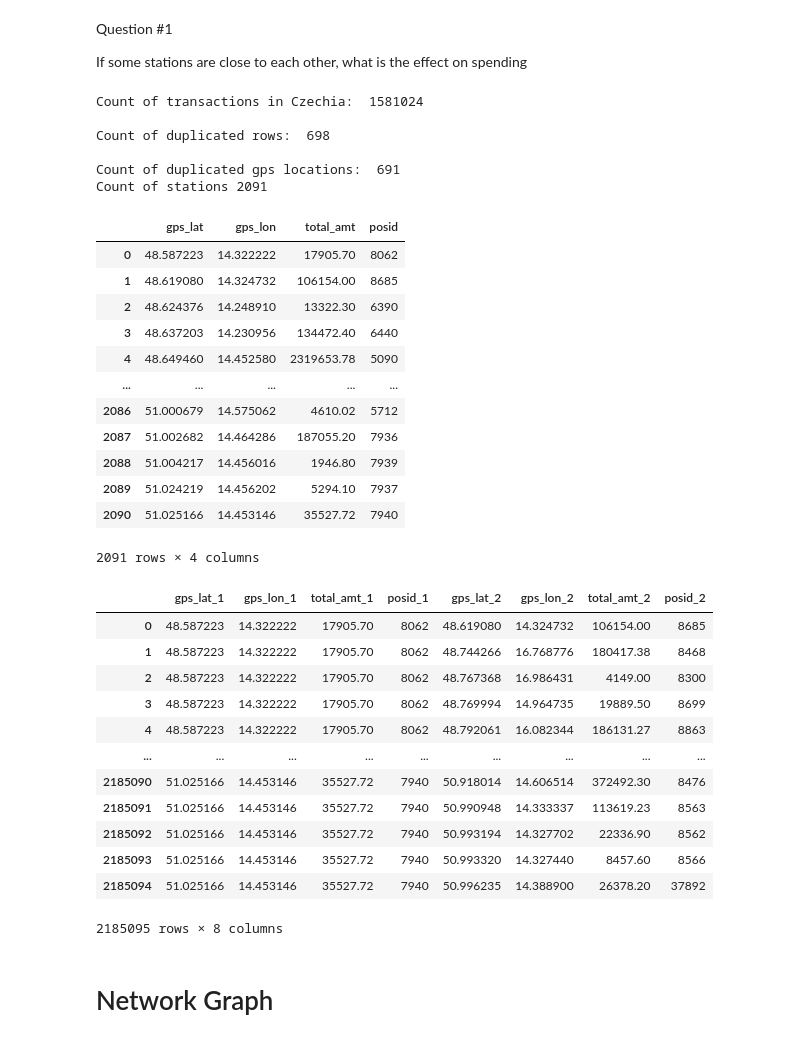
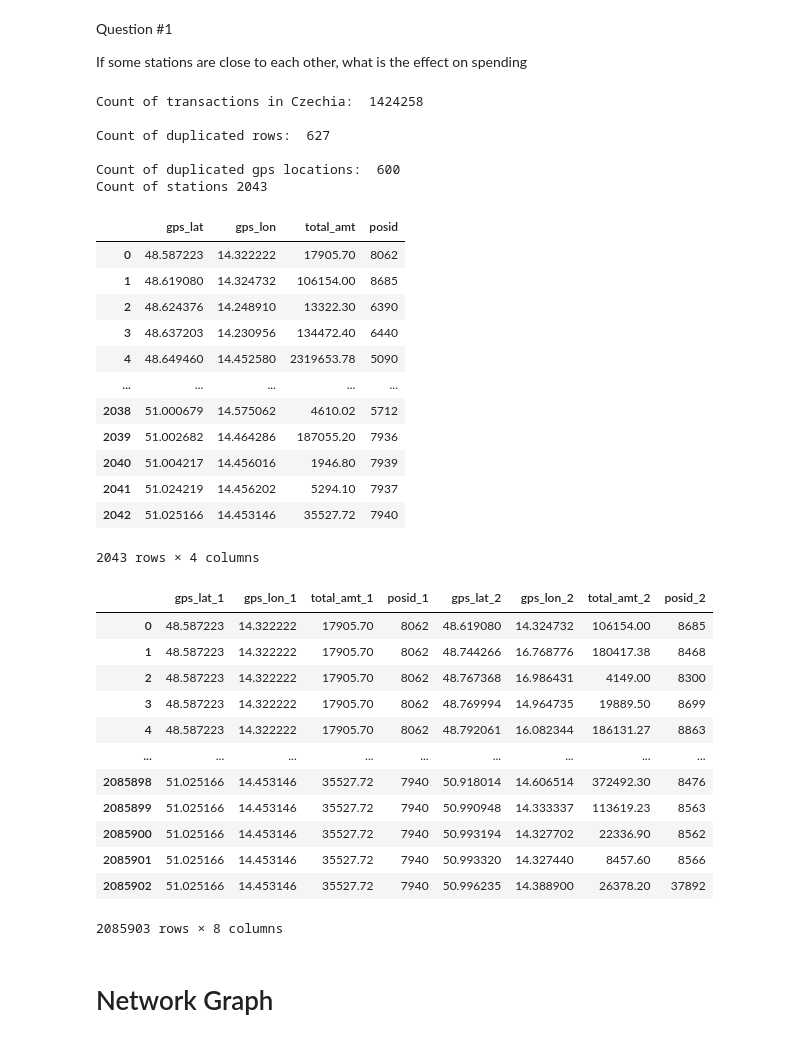
Before and after one commit to bkapustik/DataScience-NDBI048-transactions-at-petrol-stations, a Jupyter notebook: report-preparation.ipynb, the cells around one changed output. Drawn from its saved outputs; the diff is of its cells as text; code cells hidden in the pictures.

```diff
--- a/report.ipynb
+++ b/report-preparation.ipynb
@@ -232,7 +232,7 @@ stationProximityDataSet: pd.DataFrame = pd.read_csv("data/benz-tr.csv")
 # Drop rows where country is not czechia
 
 stationProximityDataSet = stationProximityDataSet[stationProximityDataSet.country == "cze"]
-stationProximityDataSet = stationProximityDataSet[~stationProximityDataSet["city"].str.startswith("praha", na=False)]
+stationProximityDataSet = stationProximityDataSet[~stationProximityDataSet["city"].str.startswith(("praha", "brno", "ostrava"), na=False)]
 
 print("\nCount of transactions in Czechia: ", stationProximityDataSet.shape[0])
 
@@ -255,43 +255,43 @@ stationsWithDifferingGPS = stationProximityDataSet.groupby("posid", as_index=Fal
 duplicateSubset = ["gps_lat", "gps_lon"]
 
 print('\nCount of duplicated gps locations: ',
       sum(stationsWithDifferingGPS.duplicated(subset=duplicateSubset)))
 # This is problematic because some stations share same gps location
 # But considering that the gps is in most cases if not all cases precise for 5-6 decimal points which is 0.1m precision, we will consider them as one station
 
 stationsWithDifferingGPS = stationProximityDataSet.groupby("posid", as_index=False).agg(
     total_amt=("amt", "sum"),
     gps_lat=("pos_gps_lat", lambda x: x.mode()[0] if not x.mode().empty else np.nan),
     gps_lon=("pos_gps_lon", lambda x: x.mode()[0] if not x.mode().empty else np.nan)
 )
 
 stationsWithDifferingGPS = stationsWithDifferingGPS.groupby(['gps_lat', 'gps_lon'], as_index=False).agg(
     total_amt=('total_amt', 'sum'),
     posid=('posid', 'first')
 )
 
 print('Count of stations', stationsWithDifferingGPS.shape[0])
 stationsWithDifferingGPS
 # %% [output]
-Count of transactions in Czechia:  1581024
+Count of transactions in Czechia:  1424258
 
-Count of duplicated rows:  698
+Count of duplicated rows:  627
 
-Count of duplicated gps locations:  691
-Count of stations 2091
+Count of duplicated gps locations:  600
+Count of stations 2043
 |  | gps_lat | gps_lon | total_amt | posid |
 | 0 | 48.587223 | 14.322222 | 17905.70 | 8062 |
 | 1 | 48.619080 | 14.324732 | 106154.00 | 8685 |
 | 2 | 48.624376 | 14.248910 | 13322.30 | 6390 |
 | 3 | 48.637203 | 14.230956 | 134472.40 | 6440 |
 | 4 | 48.649460 | 14.452580 | 2319653.78 | 5090 |
 | ... | ... | ... | ... | ... |
-| 2086 | 51.000679 | 14.575062 | 4610.02 | 5712 |
-| 2087 | 51.002682 | 14.464286 | 187055.20 | 7936 |
-| 2088 | 51.004217 | 14.456016 | 1946.80 | 7939 |
-| 2089 | 51.024219 | 14.456202 | 5294.10 | 7937 |
-| 2090 | 51.025166 | 14.453146 | 35527.72 | 7940 |
+| 2038 | 51.000679 | 14.575062 | 4610.02 | 5712 |
+| 2039 | 51.002682 | 14.464286 | 187055.20 | 7936 |
+| 2040 | 51.004217 | 14.456016 | 1946.80 | 7939 |
+| 2041 | 51.024219 | 14.456202 | 5294.10 | 7937 |
+| 2042 | 51.025166 | 14.453146 | 35527.72 | 7940 |
-2091 rows × 4 columns
+2043 rows × 4 columns
 # %%
 from geopy import distance
 
@@ -312,12 +312,12 @@ stationPairs
 | 3 | 48.587223 | 14.322222 | 17905.70 | 8062 | 48.769994 | 14.964735 | 19889.50 | 8699 |
 | 4 | 48.587223 | 14.322222 | 17905.70 | 8062 | 48.792061 | 16.082344 | 186131.27 | 8863 |
 | ... | ... | ... | ... | ... | ... | ... | ... | ... |
-| 2185090 | 51.025166 | 14.453146 | 35527.72 | 7940 | 50.918014 | 14.606514 | 372492.30 | 8476 |
-| 2185091 | 51.025166 | 14.453146 | 35527.72 | 7940 | 50.990948 | 14.333337 | 113619.23 | 8563 |
-| 2185092 | 51.025166 | 14.453146 | 35527.72 | 7940 | 50.993194 | 14.327702 | 22336.90 | 8562 |
-| 2185093 | 51.025166 | 14.453146 | 35527.72 | 7940 | 50.993320 | 14.327440 | 8457.60 | 8566 |
-| 2185094 | 51.025166 | 14.453146 | 35527.72 | 7940 | 50.996235 | 14.388900 | 26378.20 | 37892 |
+| 2085898 | 51.025166 | 14.453146 | 35527.72 | 7940 | 50.918014 | 14.606514 | 372492.30 | 8476 |
+| 2085899 | 51.025166 | 14.453146 | 35527.72 | 7940 | 50.990948 | 14.333337 | 113619.23 | 8563 |
+| 2085900 | 51.025166 | 14.453146 | 35527.72 | 7940 | 50.993194 | 14.327702 | 22336.90 | 8562 |
+| 2085901 | 51.025166 | 14.453146 | 35527.72 | 7940 | 50.993320 | 14.327440 | 8457.60 | 8566 |
+| 2085902 | 51.025166 | 14.453146 | 35527.72 | 7940 | 50.996235 | 14.388900 | 26378.20 | 37892 |
-2185095 rows × 8 columns
+2085903 rows × 8 columns
 # %% [markdown]
 # Network Graph
 # %%
```
Also changed, not shown: parts of 6 cells of this notebook, 8 other files.
